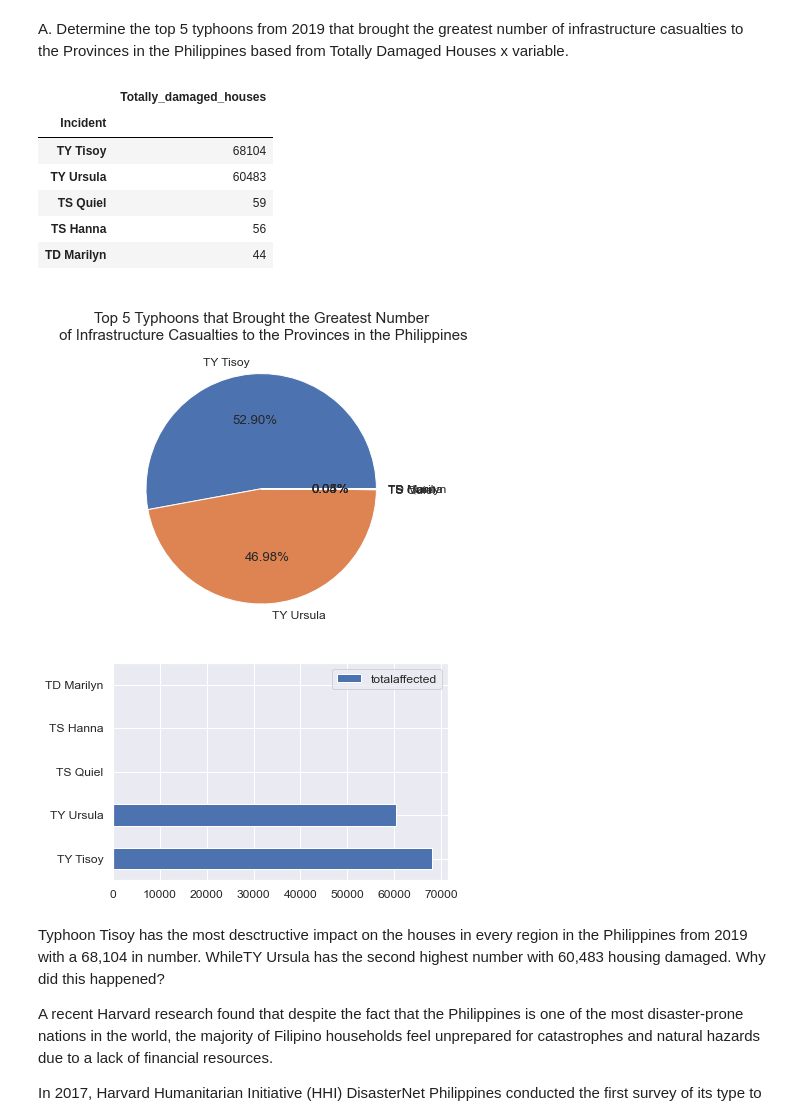
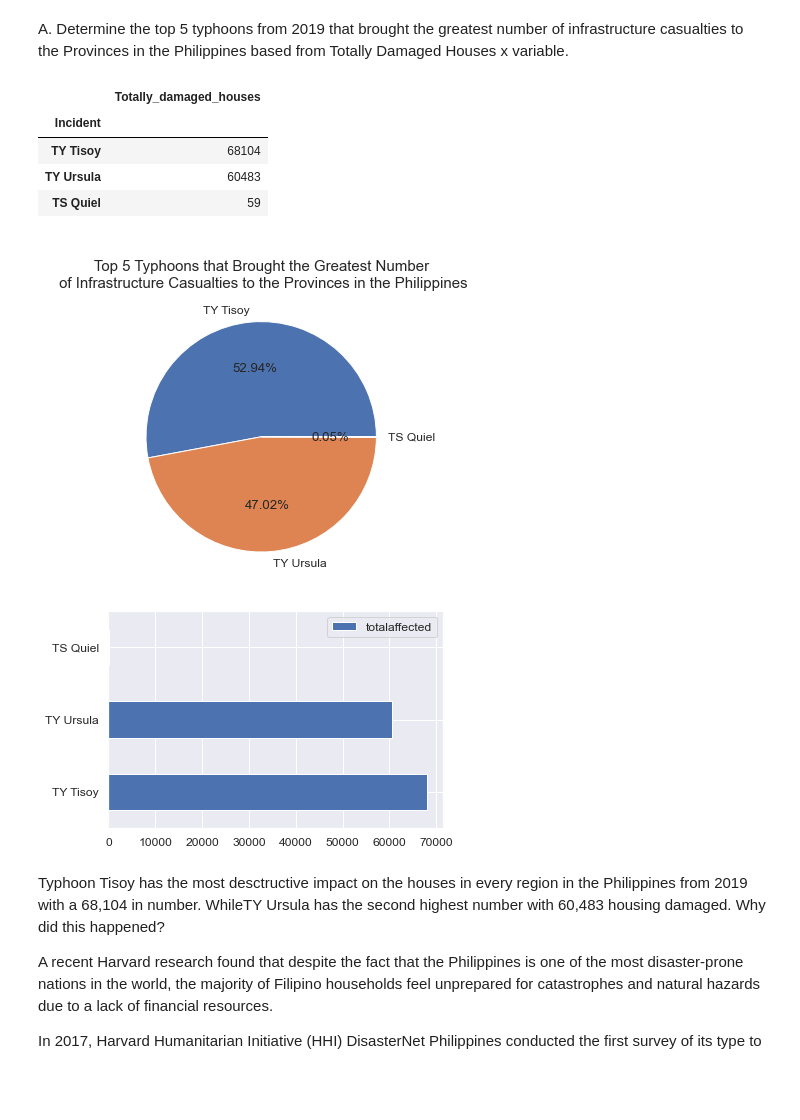
Before and after one commit to GEA960/ITBA-3207_TeamTyphoonAnalysts, a Jupyter notebook: Data Sets Coding Analysis/Data Analysis and Coding for Both Data Sets.ipynb, the cells around one changed output. Saved outputs shown, nothing was run; the diff lists cells and outputs as text; code cells hidden in the pictures; blank space fills up the shorter version.

Commit message:
Fix the overlapping labels on the obj.A graph

```diff
--- a/Data Sets Coding Analysis/Data Analysis and Coding for Both Data Sets.ipynb
+++ b/Data Sets Coding Analysis/Data Analysis and Coding for Both Data Sets.ipynb
@@ -265,37 +265,34 @@ p6. Data Analysis
 A. Determine the top 5 typhoons from 2019 that brought the greatest number of infrastructure casualties to the Provinces in the Philippines based from Totally Damaged Houses x variable.
 # %%
 cycph=typ.sort_values(by="Totally_damaged_houses", ascending=False)
-tdh=cycph.head(5)
+tdh=cycph.head(3)
 display(tdh)
 
 #graphing of data
 fig = plt.figure()
 ax = fig.add_axes([0,0,1,1])
 ax.axis('equal')
-storms = ['TY Tisoy', 'TY Ursula', 'TS Quiel', 'TS Hanna', 'TD Marilyn']
-damages = [68104,60483,59,56,44]
+storms = ['TY Tisoy', 'TY Ursula', 'TS Quiel']
+damages = [68104,60483,59]
 ax.pie(damages, labels = storms,autopct='%1.2f%%')
 plt.title("\n Top 5 Typhoons that Brought the Greatest Number \n of Infrastructure Casualties to the Provinces in the Philippines",
          fontsize=15)
 plt.show()
 
 #data graphing
-totalaffected = [68104, 60483, 59, 56, 44]
-index = ['TY Tisoy', 'TY Ursula', 'TS Quiel',
-         'TS Hanna', 'TD Marilyn']
+totalaffected = [68104, 60483, 59]
+index = ['TY Tisoy', 'TY Ursula', 'TS Quiel']
 df = pd.DataFrame({'totalaffected': totalaffected,
                    'Province': index}, index=index)
 ax = df.plot.barh(y='totalaffected')
 # %% [output]
 |  | Totally_damaged_houses |
 | Incident |  |
 | TY Tisoy | 68104 |
 | TY Ursula | 60483 |
 | TS Quiel | 59 |
-| TS Hanna | 56 |
-| TD Marilyn | 44 |
-[figure, old version]
+[figure, new version]
-[figure, old version]
+[figure, new version]
 # %% [markdown]
 Typhoon Tisoy has the most desctructive impact on the houses in every region in the Philippines from 2019 with a 68,104 in number. WhileTY Ursula has the second highest number with 60,483 housing damaged. Why did this happened?
 
```
